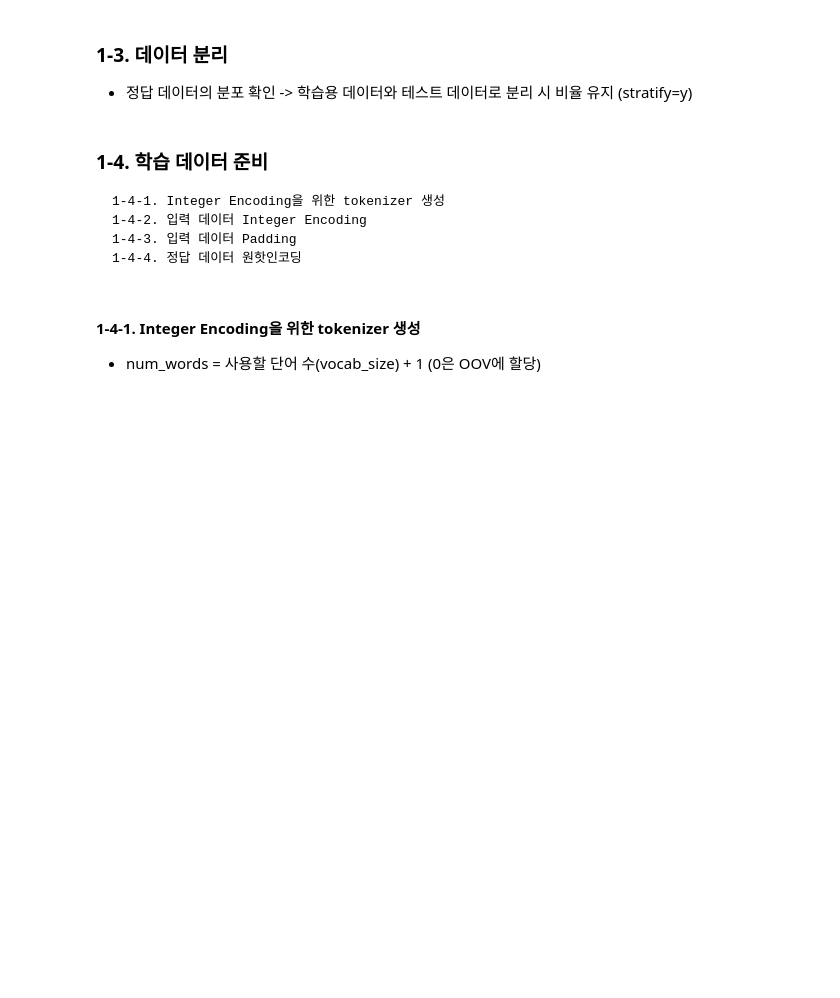
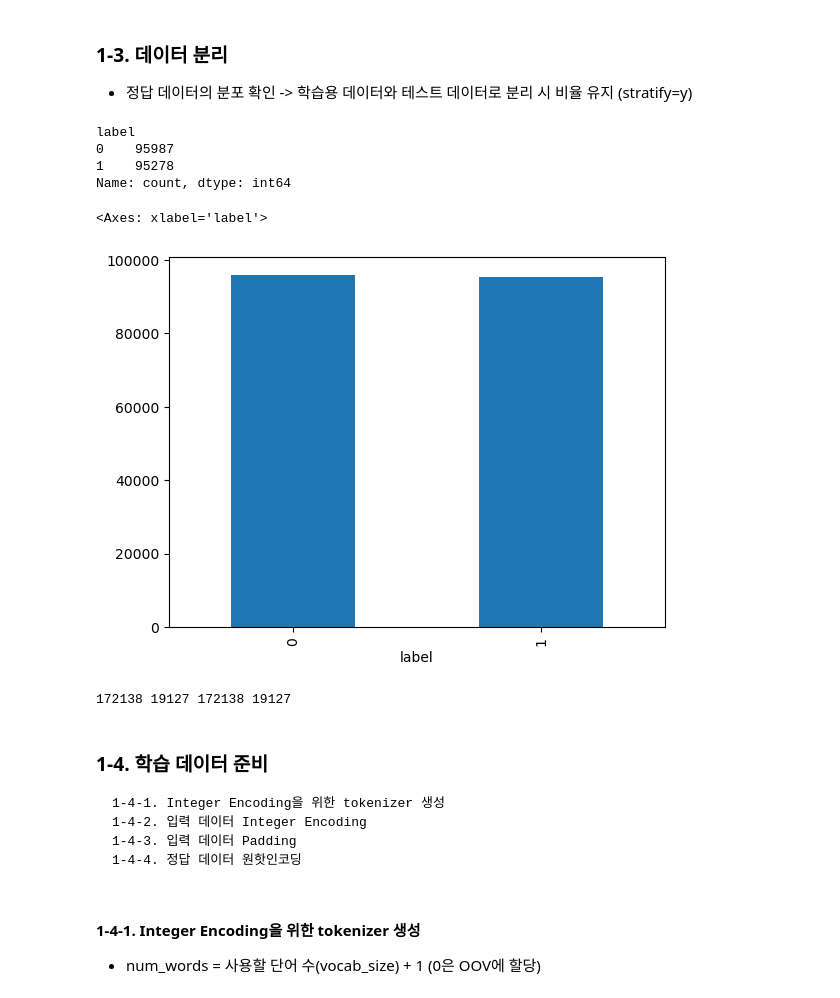
Before and after one commit to PlantJelly/Lecture_AIService26, a Jupyter notebook: 인공지능서비스개발_09_순환신경망기반감성분석_네이버영화리뷰_실습.ipynb, the cells around one changed output. Cells and saved outputs as stored; diff of their text form; code cells hidden in the pictures; blank space fills up the shorter version.

```diff
--- a/인공지능서비스개발_09_순환신경망기반감성분석_네이버영화리뷰_실습.ipynb
+++ b/인공지능서비스개발_09_순환신경망기반감성분석_네이버영화리뷰_실습.ipynb
@@ -192,3 +192,9 @@ from tqdm import tqdm
 test_list = [1] * 100000000
 for test in tqdm(test_list):
     test += 1
+# %%
+# 전처리 결과를 저장한 파일 로딩
+import pandas as pd
+datafile = './data/naver_movie_review_ing.csv'
+review_df = pd.read_csv(datafile, index_col=0)
+review_df.head()
@@ -198,11 +215,27 @@ for test in tqdm(test_list):
 # %%
 # label 컬럼의 값별 데이터 수 확인
+review_df.label.value_counts()
+# %% [output]
+label
+0    95987
+1    95278
+Name: count, dtype: int64
 # %%
 # 막대그래프로 그려보기
+review_df.label.value_counts().plot(kind='bar')
+# %% [output]
+<Axes: xlabel='label'>
+[figure, added]
 # %%
 # 입력 데이터와 정답데이터 추출  (list)
 # %%
 # 학습 데이터와 테스트 데이터 분리
+from sklearn.model_selection import train_test_split
+
+review_train, review_test, label_train, label_test = train_test_split(review_list, label_list, test_size=0.1)
+print(len(review_train), len(review_test), len(label_train), len(label_test))
+# %% [output]
+172138 19127 172138 19127
 # %% [markdown]
 ### 1-4. 학습 데이터 준비
     1-4-1. Integer Encoding을 위한 tokenizer 생성
```
Also changed, not shown: parts of 26 cells of this notebook, 2 other files.
